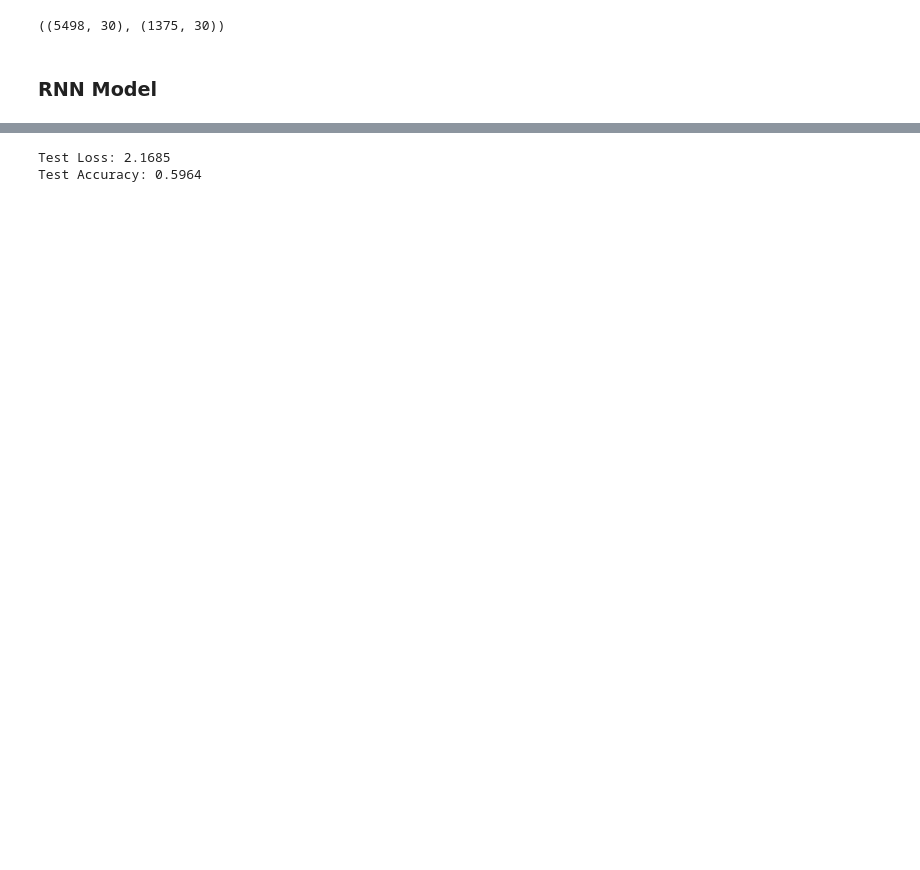
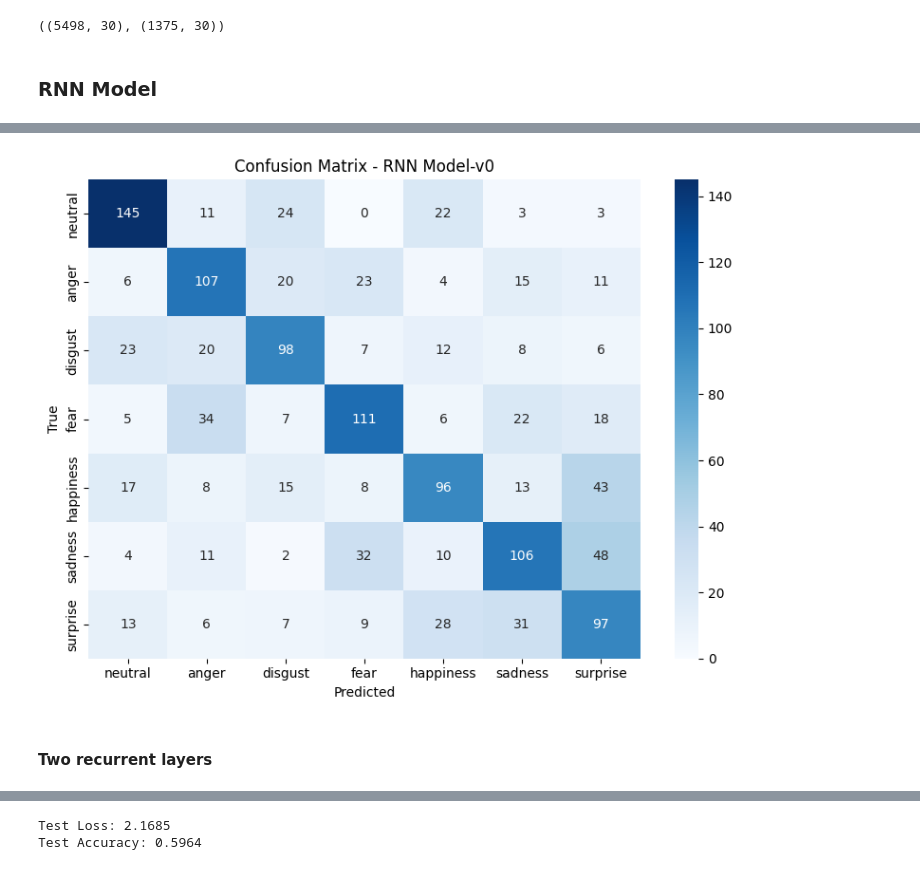
Before and after one commit to dafaqboomduck/nlp-project, a Jupyter notebook: Notebooks/Model-Iterations.ipynb, the cells around one changed output, grey strips where cells are left out. Saved outputs shown, nothing was run; the diff lists cells and outputs as text; code cells hidden in the pictures; blank space fills up the shorter version.

```diff
--- a/Notebooks/Model-Iterations.ipynb
+++ b/Notebooks/Model-Iterations.ipynb
@@ -427,0 +442,12 @@ from keras.optimizers import AdamW, Adam
+# %%
+# Monitors the validation loss and stops after 3 epochs with no improvement
+early_stopping = EarlyStopping(monitor='val_accuracy', patience=5, verbose=0, restore_best_weights=True)
+
+with device:
+    history = model.fit(
+        X_train_toks, y_train,
+        validation_data=(X_test_toks, y_test),
+        epochs=100,
+        batch_size=64,
+        callbacks=[early_stopping]
+    )
@@ -427,0 +472,5 @@ from keras.optimizers import AdamW, Adam
+# %%
+try:
+    model = load_model(r"keras-models\SimpleRNN-v0.keras")
+except:
+    pass
@@ -428,3 +517,22 @@ from keras.optimizers import AdamW, Adam
+# %%
+# Compute confusion matrix
+cm = confusion_matrix(y_true, y_pred)
+
+# Plot heatmap
+fig, ax = plt.subplots(figsize=(8, 6))
+sns.heatmap(cm, annot=True, fmt='d', cmap='Blues',
+            xticklabels=[EMOTION_MAP[i] for i in range(len(EMOTION_MAP))],
+            yticklabels=[EMOTION_MAP[i] for i in range(len(EMOTION_MAP))],
+            ax=ax)
+ax.set_xlabel('Predicted')
+ax.set_ylabel('True')
+ax.set_title('Confusion Matrix - RNN Model-v0')
+plt.tight_layout()
+plt.show()
+# %% [output]
+[figure, added]
+# %% [markdown]
+#### Two recurrent layers
 # %%
 tokens_input = Input(shape=(30,), name="tokens_input")
 x = Embedding(input_dim=V+1, output_dim=128)(tokens_input)
```
Also changed, not shown: parts of 44 cells of this notebook, 3 other files.
